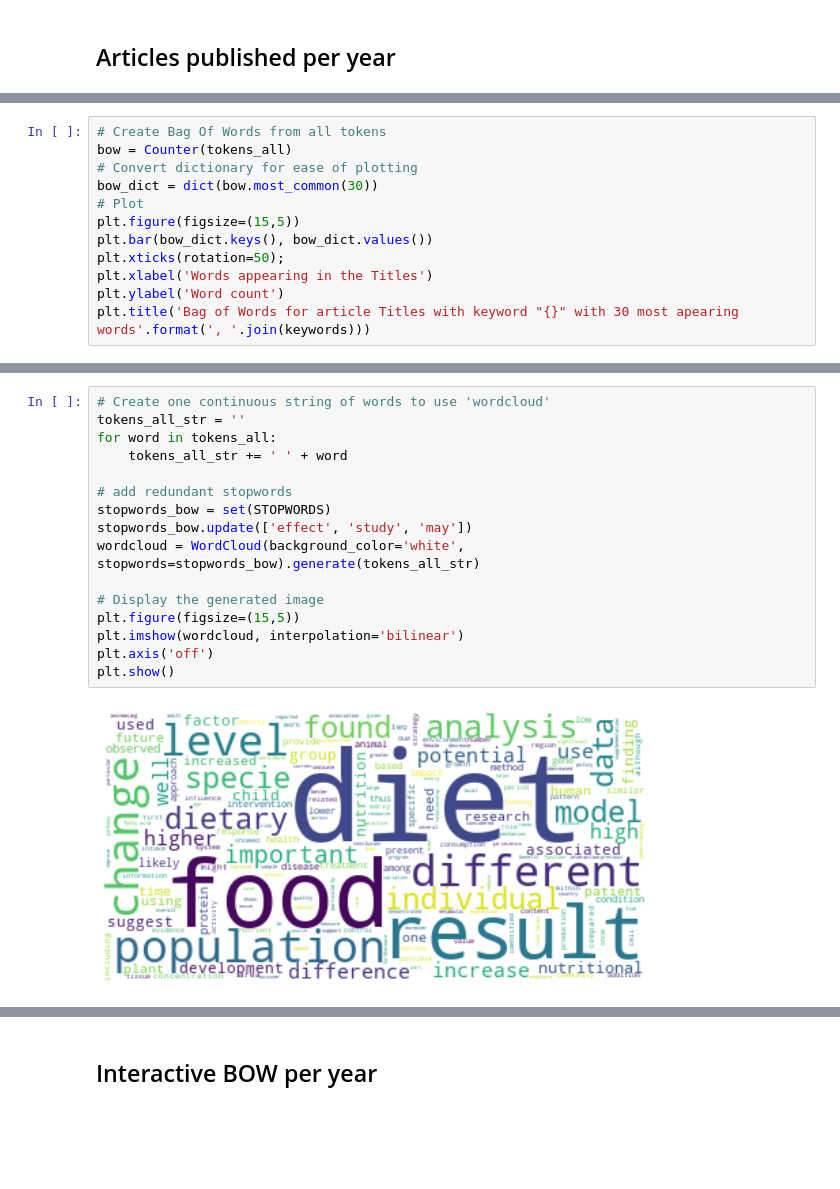
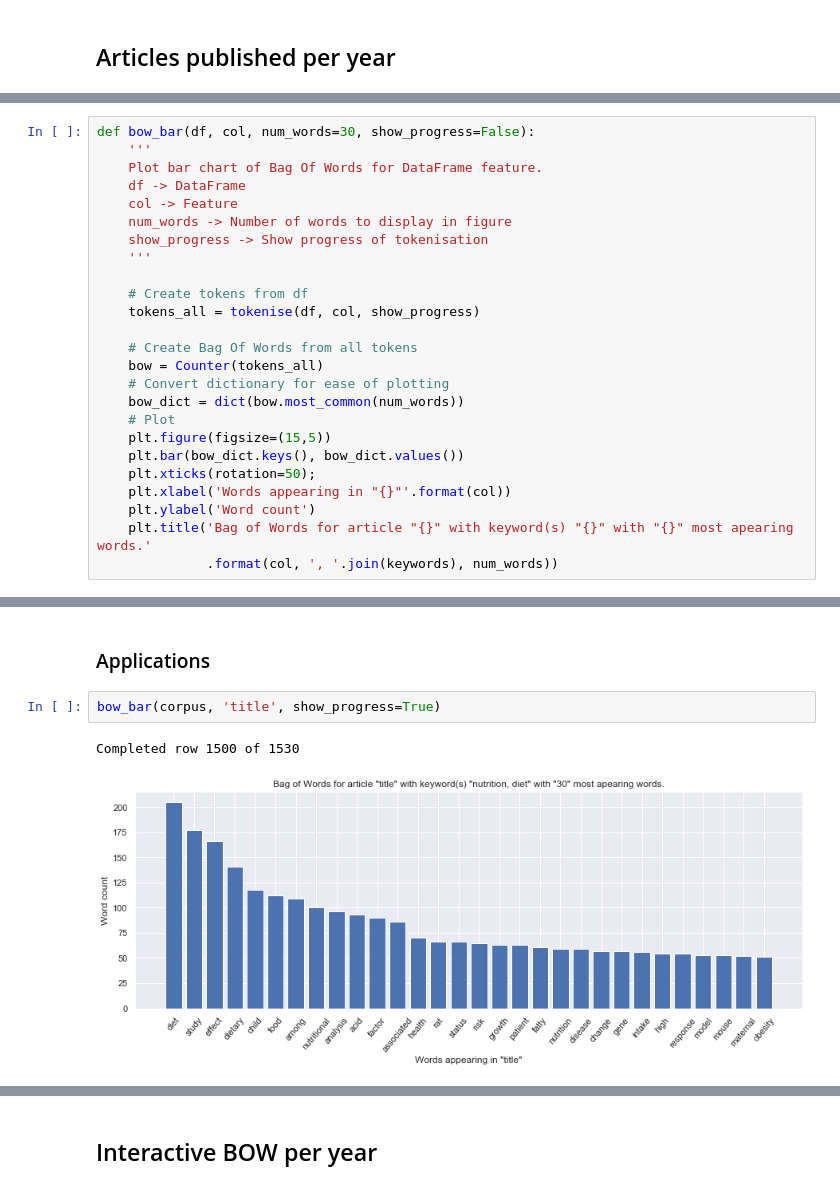
Before and after one commit to jacqpool/academic_consensus, a Jupyter notebook: notebooks/2_exploratory_analysis.ipynb, the cells around one changed output, grey strips where cells are left out. Cells and saved outputs as stored; diff of their text form; blank space fills up the shorter version.

```diff
--- a/notebooks/2_exploratory_analysis.ipynb
+++ b/notebooks/2_exploratory_analysis.ipynb
@@ -155,12 +150,25 @@ Done
 # %%
-# Create Bag Of Words from all tokens
-bow = Counter(tokens_all)
-# Convert dictionary for ease of plotting
-bow_dict = dict(bow.most_common(30))
-# Plot
-plt.figure(figsize=(15,5))
-plt.bar(bow_dict.keys(), bow_dict.values())
-plt.xticks(rotation=50);
-plt.xlabel('Words appearing in the Titles')
-plt.ylabel('Word count')
-plt.title('Bag of Words for article Titles with keyword "{}" with 30 most apearing words'.format(', '.join(keywords)))
+def bow_bar(df, col, num_words=30, show_progress=False):
+    '''
+    Plot bar chart of Bag Of Words for DataFrame feature.
+    df -> DataFrame
+    col -> Feature
+    num_words -> Number of words to display in figure
+    show_progress -> Show progress of tokenisation
+    '''
+
+    # Create tokens from df
+    tokens_all = tokenise(df, col, show_progress)
+
+    # Create Bag Of Words from all tokens
+    bow = Counter(tokens_all)
+    # Convert dictionary for ease of plotting
+    bow_dict = dict(bow.most_common(num_words))
+    # Plot
+    plt.figure(figsize=(15,5))
+    plt.bar(bow_dict.keys(), bow_dict.values())
+    plt.xticks(rotation=50);
+    plt.xlabel('Words appearing in "{}"'.format(col))
+    plt.ylabel('Word count')
+    plt.title('Bag of Words for article "{}" with keyword(s) "{}" with "{}" most apearing words.'
+              .format(col, ', '.join(keywords), num_words))
@@ -234,18 +201,7 @@ Text(0.5, 1.0, 'Bag of Words for article Conclusions with keyword "nutrition, di
-# %%
-# Create one continuous string of words to use 'wordcloud'
-tokens_all_str = ''
-for word in tokens_all:
-    tokens_all_str += ' ' + word
-
-# add redundant stopwords
-stopwords_bow = set(STOPWORDS)
-stopwords_bow.update(['effect', 'study', 'may'])
-wordcloud = WordCloud(background_color='white', stopwords=stopwords_bow).generate(tokens_all_str)
-
-# Display the generated image
-plt.figure(figsize=(15,5))
-plt.imshow(wordcloud, interpolation='bilinear')
-plt.axis('off')
-plt.show()
-# %% [output]
-[figure, removed]
+# %% [markdown]
+### Applications
+# %%
+bow_bar(corpus, 'title', show_progress=True)
+# %% [output]
+Completed row 1500 of 1530
+[figure, added]
```
Also changed, not shown: parts of 46 cells of this notebook, 5 other files.
